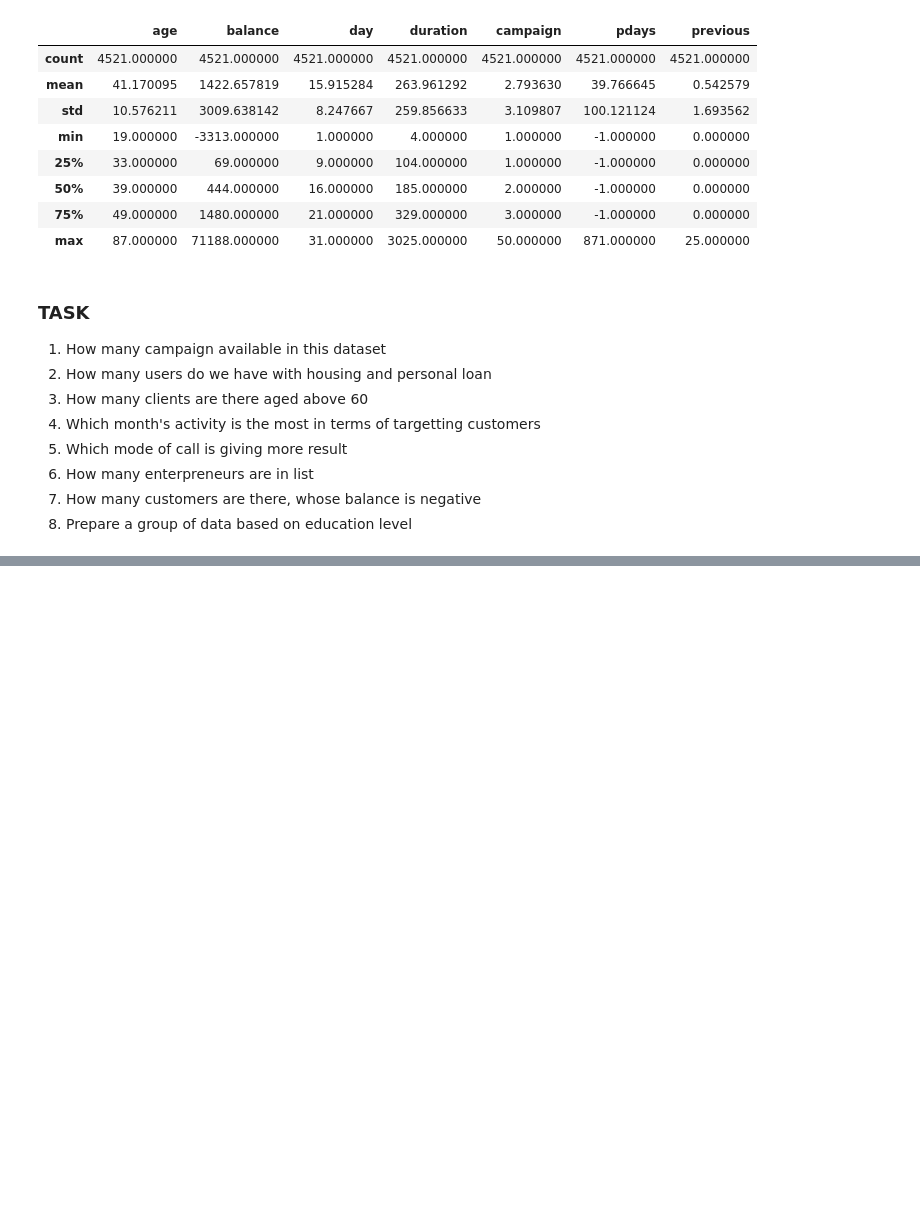
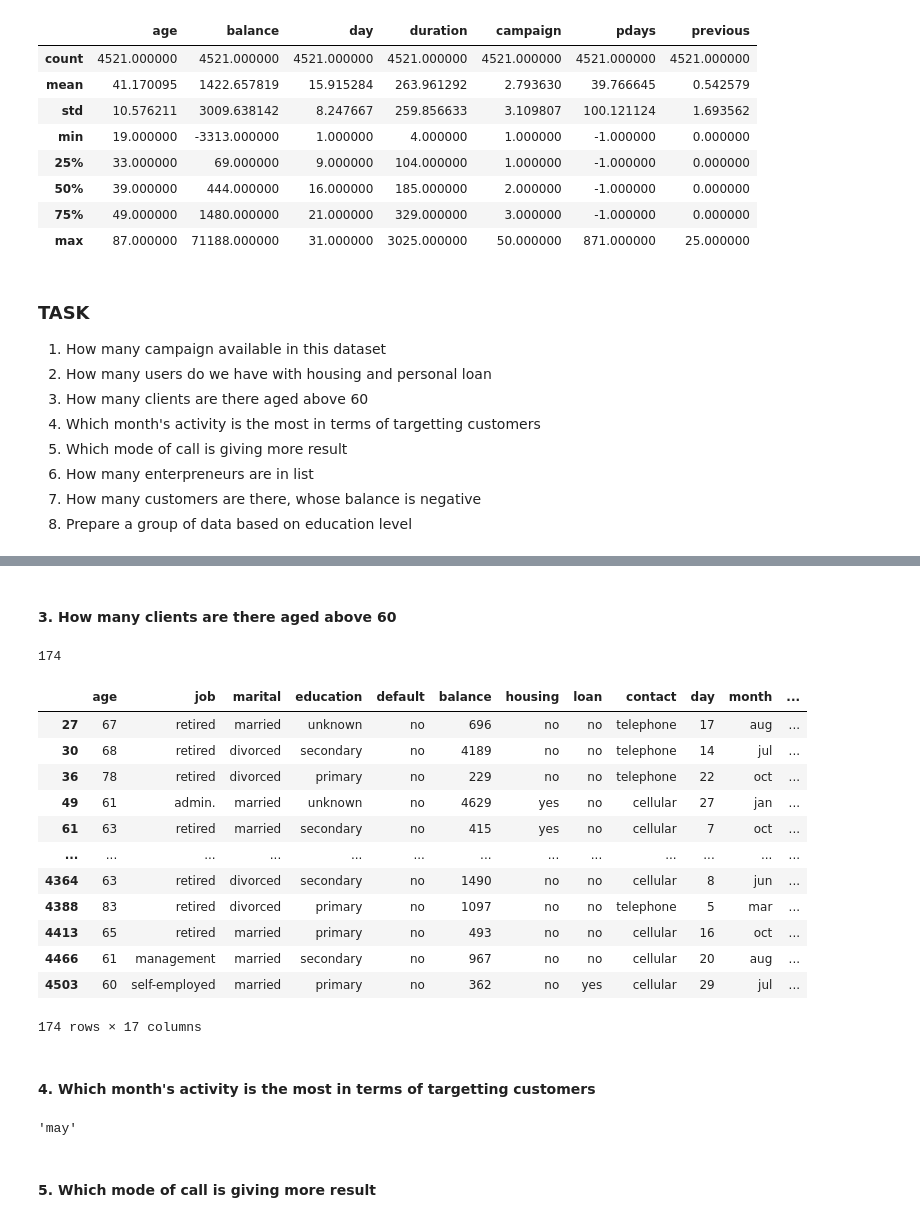
Before and after one commit to aziart/fsds, a Jupyter notebook: 01 - Python and Databases/0305 - Pandas 03.ipynb, the cells around one changed output, grey strips where cells are left out. Cells and saved outputs as stored; diff of their text form; code cells hidden in the pictures; blank space fills up the shorter version.

```diff
--- a/01 - Python and Databases/0305 - Pandas 03.ipynb
+++ b/01 - Python and Databases/0305 - Pandas 03.ipynb
@@ -468,0 +496,29 @@ bank.describe()
+# %% [markdown]
+#### 3. How many clients are there aged above 60
+# %%
+filt = bank['age'] >= 60
+print(bank[filt].shape[0])
+bank[filt]
+# %% [output]
+174
+|  | age | job | marital | education | default | balance | housing | loan | contact | day | month | ... |
+| 27 | 67 | retired | married | unknown | no | 696 | no | no | telephone | 17 | aug | ... |
+| 30 | 68 | retired | divorced | secondary | no | 4189 | no | no | telephone | 14 | jul | ... |
+| 36 | 78 | retired | divorced | primary | no | 229 | no | no | telephone | 22 | oct | ... |
+| 49 | 61 | admin. | married | unknown | no | 4629 | yes | no | cellular | 27 | jan | ... |
+| 61 | 63 | retired | married | secondary | no | 415 | yes | no | cellular | 7 | oct | ... |
+| ... | ... | ... | ... | ... | ... | ... | ... | ... | ... | ... | ... | ... |
+| 4364 | 63 | retired | divorced | secondary | no | 1490 | no | no | cellular | 8 | jun | ... |
+| 4388 | 83 | retired | divorced | primary | no | 1097 | no | no | telephone | 5 | mar | ... |
+| 4413 | 65 | retired | married | primary | no | 493 | no | no | cellular | 16 | oct | ... |
+| 4466 | 61 | management | married | secondary | no | 967 | no | no | cellular | 20 | aug | ... |
+| 4503 | 60 | self-employed | married | primary | no | 362 | no | yes | cellular | 29 | jul | ... |
+174 rows × 17 columns
+# %% [markdown]
+#### 4. Which month's activity is the most in terms of targetting customers
+# %%
+bank['month'].value_counts().index[0]
+# %% [output]
+'may'
+# %% [markdown]
+#### 5. Which mode of call is giving more result
```
Also changed, not shown: parts of 13 cells of this notebook.
